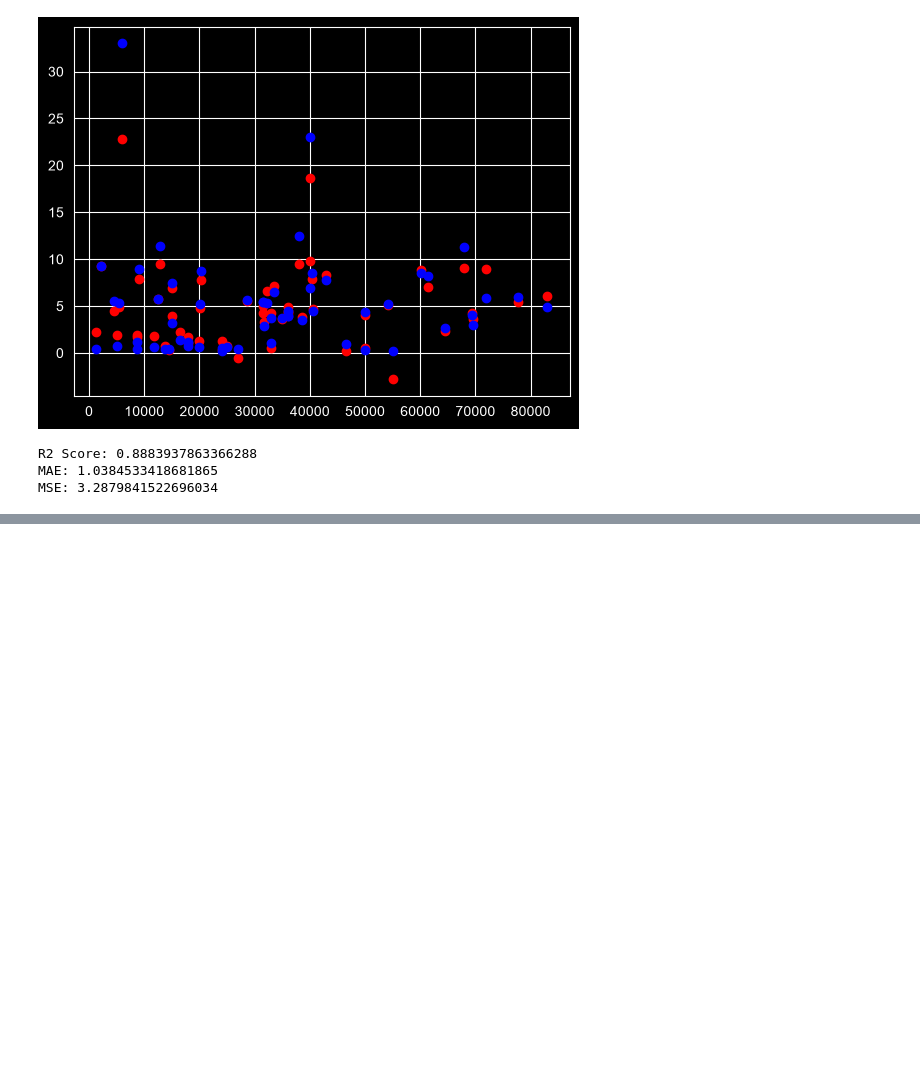
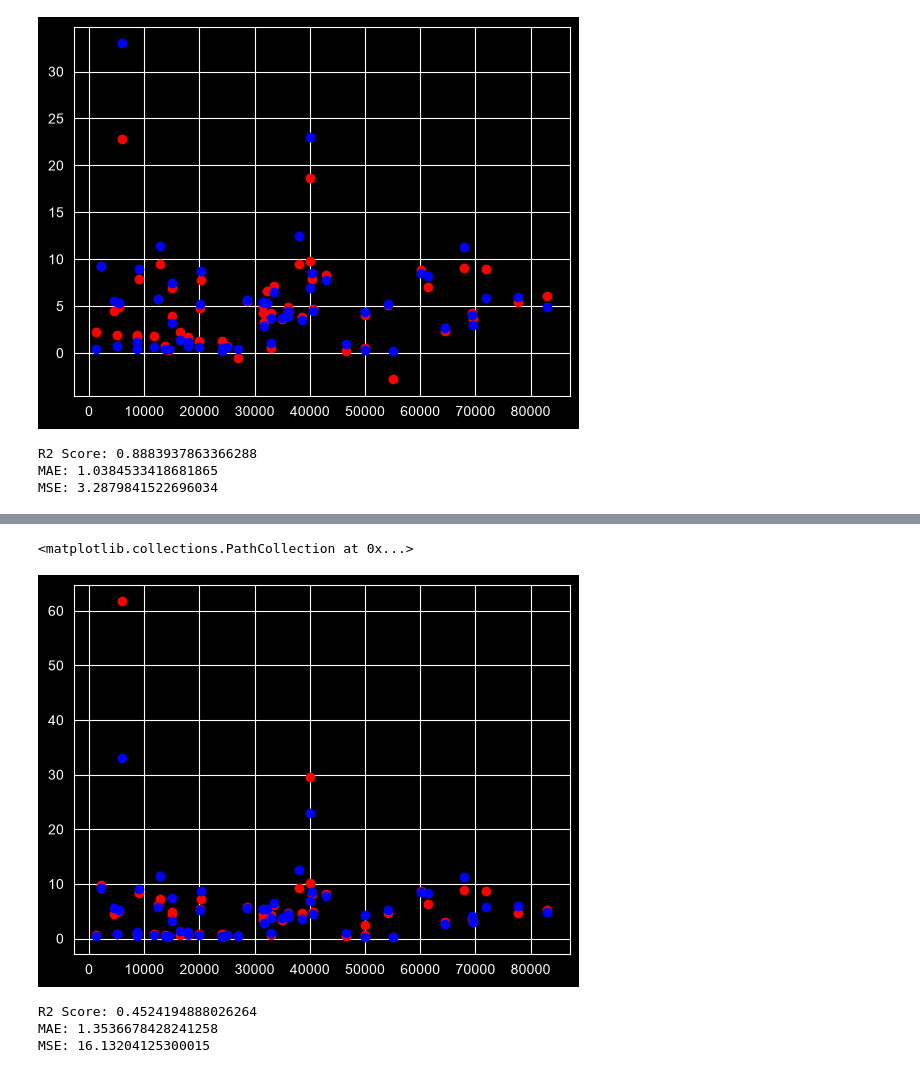
Before and after one commit to MHDadkhah172/MLDailyProject, a Jupyter notebook: 01_car_price_prediction/model.ipynb, the cells around one changed output, grey strips where cells are left out. Drawn from its saved outputs; the diff is of its cells as text; code cells hidden in the pictures; blank space fills up the shorter version.

Commit message:
train more accurate model with log(Selling_Price)

```diff
--- a/01_car_price_prediction/model.ipynb
+++ b/01_car_price_prediction/model.ipynb
@@ -106,0 +115,3 @@ MSE: 3.2879841522696034
+# %%
+dfPrice['log_Selling_Price'] = np.log(dfPrice['Selling_Price'])
+dfPrice
@@ -106,0 +132,26 @@ MSE: 3.2879841522696034
+# %%
+X = dfPrice.drop(['Selling_Price', 'log_Selling_Price'], axis=1)
+y = dfPrice['log_Selling_Price'].values.reshape(-1, 1)
+# %%
+model_exp, X_test_exp, y_test_log = train_linear_model_X_y(X, y)
+y_pred_log = model_exp.predict(X_test_exp)
+# %%
+y_pred_log_real = np.exp(y_pred_log)
+y_test_log_real = np.exp(y_test_log)
+# %%
+plt.scatter(X_test_exp.Kms_Driven, y_pred_log_real, color='red')
+plt.scatter(X_test_exp.Kms_Driven, y_test_log_real, color='blue')
+# %% [output]
+<matplotlib.collections.PathCollection at 0x...>
+[figure, added]
+# %%
+r2 = r2_score(y_test_log_real, y_pred_log_real)
+mae = mean_absolute_error(y_test_log_real, y_pred_log_real)
+mse = mean_squared_error(y_test_log_real, y_pred_log_real)
+print(f"R2 Score: {r2}")
+print(f"MAE: {mae}")
+print(f"MSE: {mse}")
+# %% [output]
+R2 Score: 0.4524194888026264
+MAE: 1.3536678428241258
+MSE: 16.13204125300015
```
Also changed, not shown: parts of 3 cells of this notebook, 1 other file.
